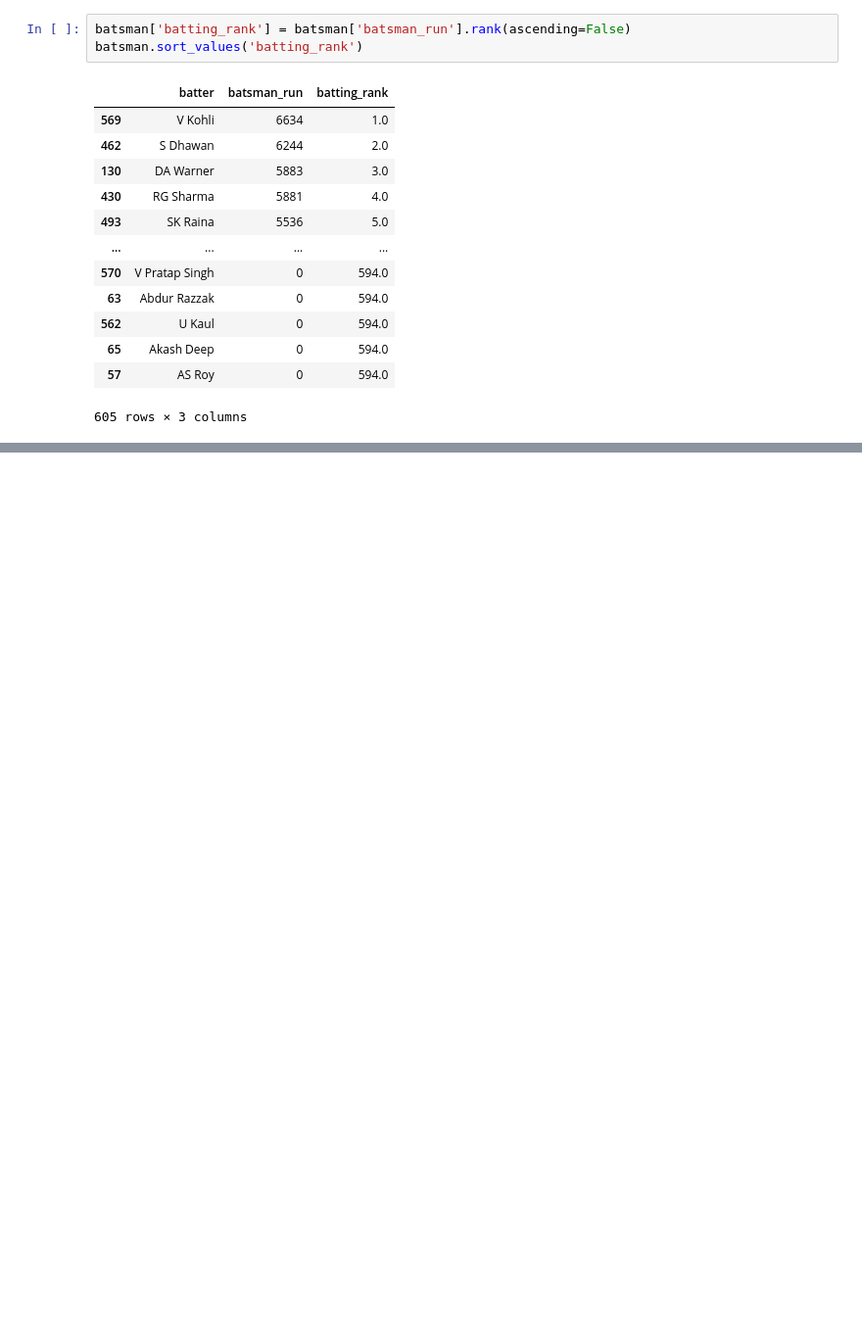
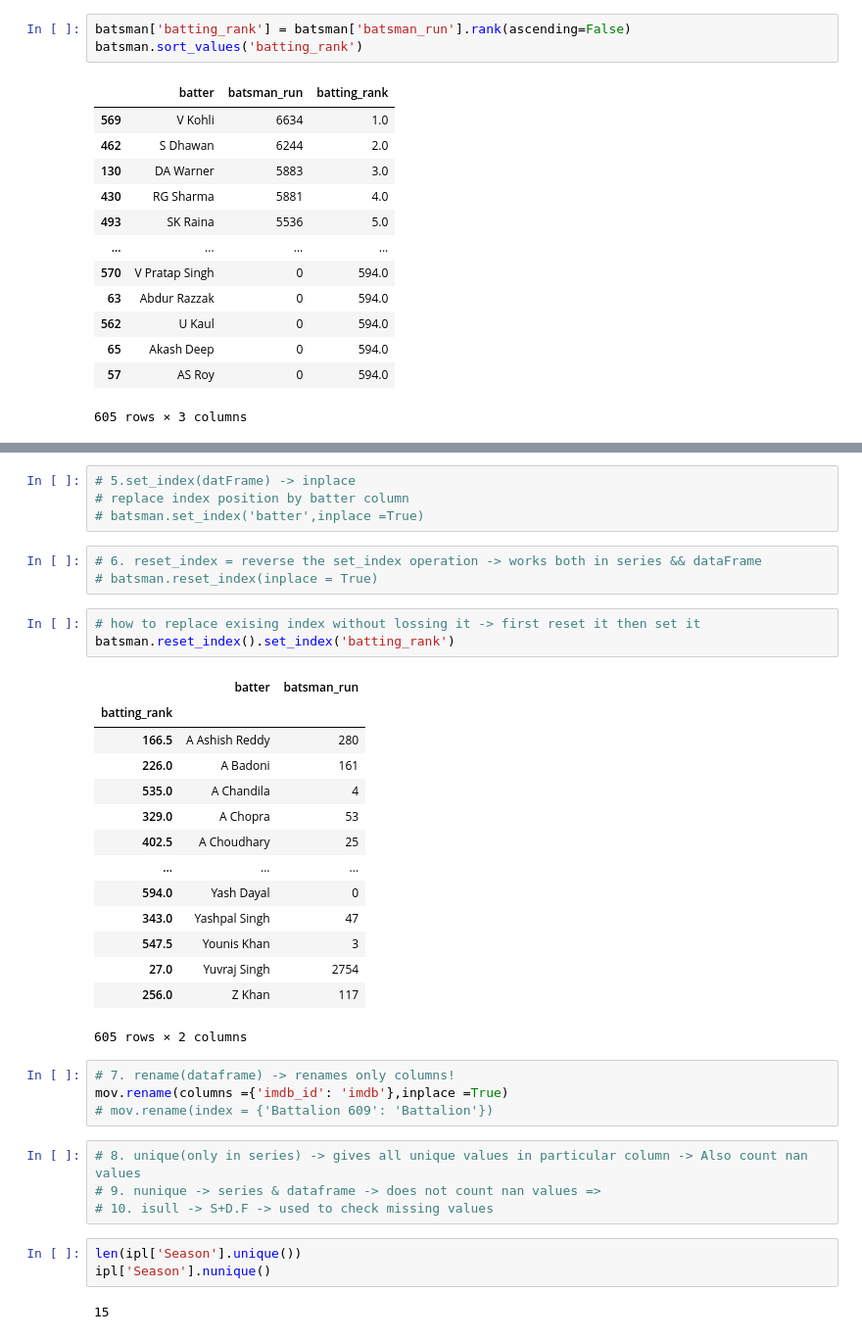
Before and after one commit to vishesh1111/PythonGoogleColab, a Jupyter notebook: Pandas.ipynb, the cells around one changed output, grey strips where cells are left out. Shown at 98% size. Cells and saved outputs as stored; diff of their text form; blank space fills up the shorter version.

```diff
--- a/Pandas.ipynb
+++ b/Pandas.ipynb
@@ -1217,0 +1218,38 @@ batsman.sort_values('batting_rank')
+# %%
+# 5.set_index(datFrame) -> inplace
+# replace index position by batter column
+# batsman.set_index('batter',inplace =True)
+# %%
+# 6. reset_index = reverse the set_index operation -> works both in series && dataFrame
+# batsman.reset_index(inplace = True)
+# %%
+# how to replace exising index without lossing it -> first reset it then set it
+batsman.reset_index().set_index('batting_rank')
+# %% [output]
+|  | batter | batsman_run |
+| batting_rank |  |  |
+| 166.5 | A Ashish Reddy | 280 |
+| 226.0 | A Badoni | 161 |
+| 535.0 | A Chandila | 4 |
+| 329.0 | A Chopra | 53 |
+| 402.5 | A Choudhary | 25 |
+| ... | ... | ... |
+| 594.0 | Yash Dayal | 0 |
+| 343.0 | Yashpal Singh | 47 |
+| 547.5 | Younis Khan | 3 |
+| 27.0 | Yuvraj Singh | 2754 |
+| 256.0 | Z Khan | 117 |
+605 rows × 2 columns
+# %%
+# 7. rename(dataframe) -> renames only columns!
+mov.rename(columns ={'imdb_id': 'imdb'},inplace =True)
+# mov.rename(index = {'Battalion 609': 'Battalion'})
+# %%
+# 8. unique(only in series) -> gives all unique values in particular column -> Also count nan values
+# 9. nunique -> series & dataframe -> does not count nan values =>
+# 10. isull -> S+D.F -> used to check missing values
+# %%
+len(ipl['Season'].unique())
+ipl['Season'].nunique()
+# %% [output]
+15
```
Also changed, not shown: parts of 8 cells of this notebook.
